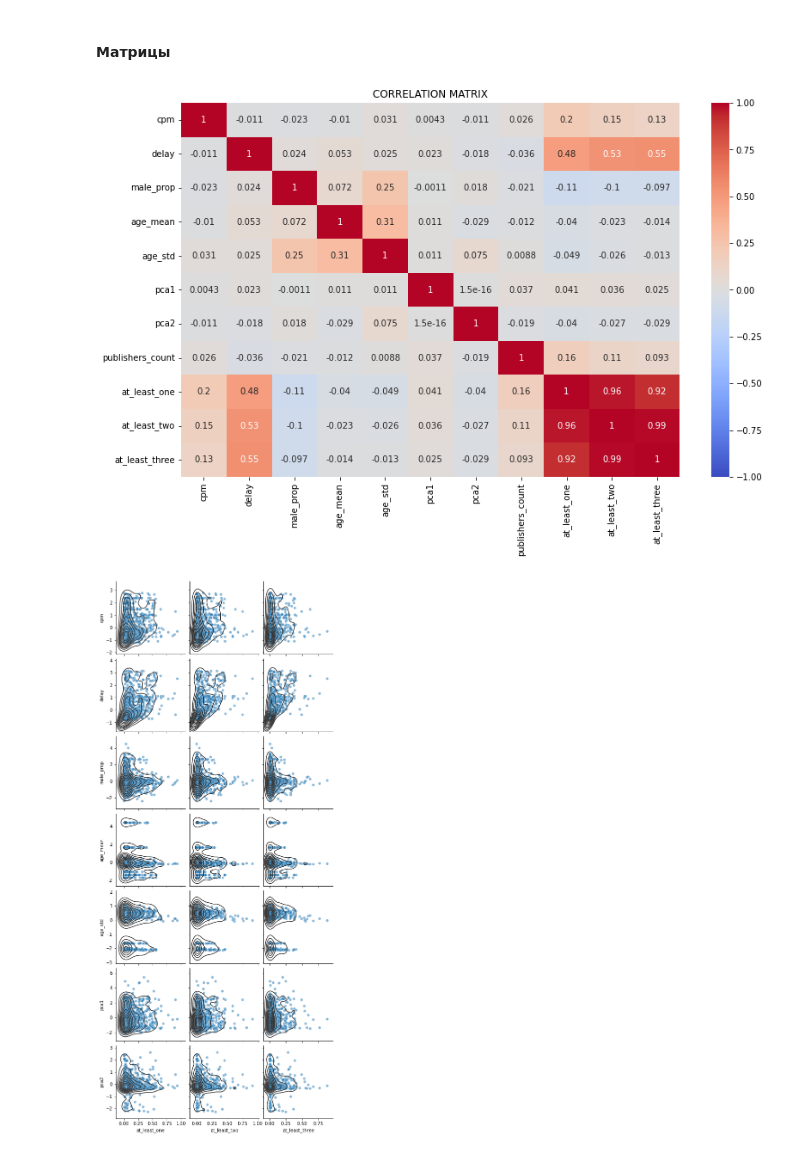
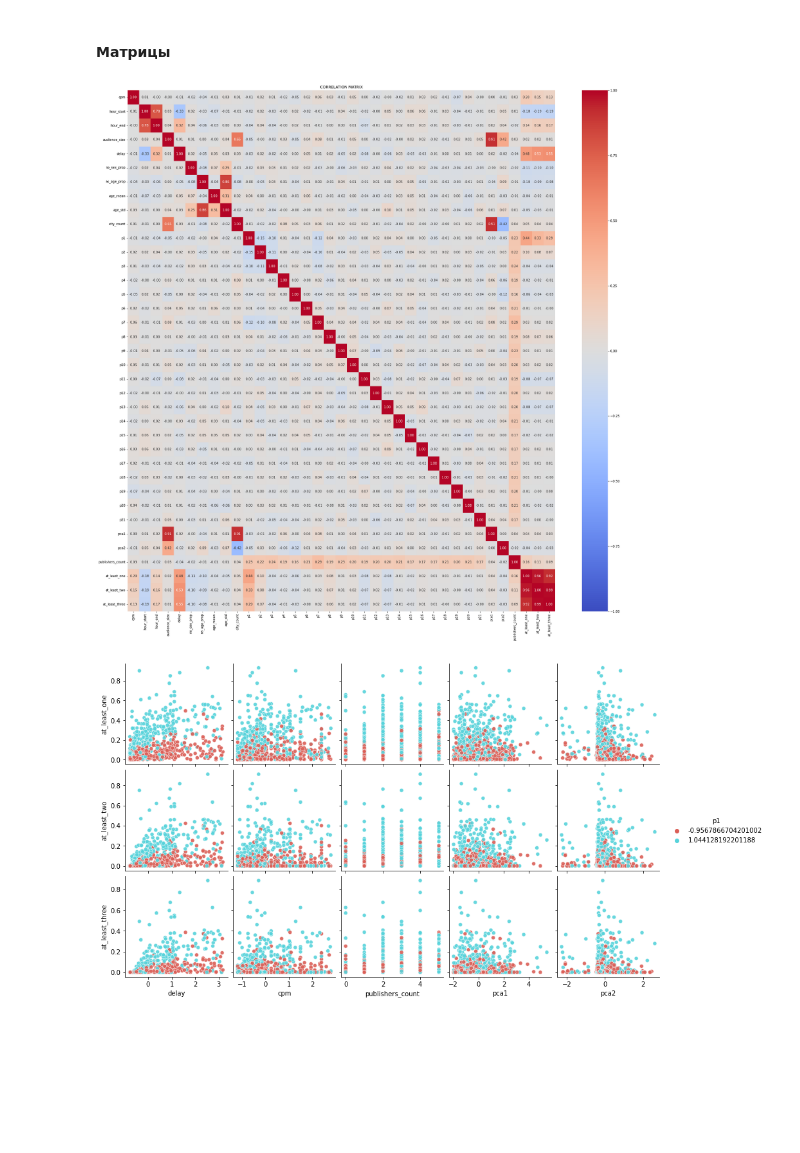
Before and after one commit to TimurPshITMO/VK_LL_2025, a Jupyter notebook: data_view.ipynb, the cells around one changed output. Cells and saved outputs as stored; diff of their text form; code cells hidden in the pictures; blank space fills up the shorter version.

```diff
--- a/data_view.ipynb
+++ b/data_view.ipynb
@@ -174,9 +174,10 @@ X.insert(len(X.columns),
          'delay',
          X['hour_end']-X['hour_start'])
 # %%
-# Вытаскиваем пол и возраст ЦА
+# Вытаскиваем фичи по пользователям
 
-male_prop = []
+no_sex_prop = []
+no_age_prop = []
 
 age_mean = []
 age_std = []
@@ -190,17 +191,34 @@ for index, row in X.iterrows():
         )
     ]
 
-    male_prop.append((users_info['sex'] == 0).sum() / row['audience_size'])
+    no_sex_prop.append((users_info['sex'] == 0).sum() / row['audience_size'])
+    no_age_prop.append((users_info['age'] == 0).sum() / row['audience_size'])
 
 
     age_mean.append(users_info[(users_info['age'] < 100) & (users_info['age'] > 0)]['age'].mean())
     age_std.append(users_info[(users_info['age'] < 100) & (users_info['age'] > 0)]['age'].std())
     city_count.append(len(users_info['city_id'].unique()))
 
-X['male_prop'] = male_prop
+X['no_sex_prop'] = no_sex_prop
+X['no_age_prop'] = no_age_prop
+
 X['age_mean'] = age_mean
 X['age_std'] = age_std
 X['city_count'] = city_count
+# %%
+# вытаскиваем фичи по publishers
+
+publishers_amount = 21
+
+publishers_features = pd.DataFrame(columns=['p'+str(i) for i in range(1,publishers_amount+1)])
+
+for index, row in X.iterrows():
+
+    publishers = [int(i) for i in row['publishers'].split(',')]
+
+    publishers_features.loc[index] = [int(i in publishers) for i in range(1,publishers_amount+1)]
+
+X = pd.concat([X, publishers_features], axis=1)
 # %% [markdown]
 Преобразование
 # %%
@@ -225,23 +243,25 @@ df = pd.concat([X, Y], axis = 1)
 # %% [markdown]
 #### Матрицы
 # %%
-f = plt.figure()
-f.set_figwidth(13)
-f.set_figheight(8)
+f = plt.figure(facecolor='white')
+f.set_figwidth(30)
+f.set_figheight(30)
 
 correlation_matrix = df.corr()
-sns.heatmap(correlation_matrix, annot=True, cmap='coolwarm', vmin=-1, vmax=1)
+sns.heatmap(correlation_matrix, annot=True, cmap='coolwarm', vmin=-1, vmax=1, fmt='.2f')
 plt.title('CORRELATION MATRIX')
 plt.show()
 # %% [output]
-[figure, old version]
+[figure, new version]
 # %%
 pp = sns.pairplot(df,
-             y_vars = ['cpm', 'delay', 'male_prop', 'age_mean', 'age_std', 'pca1', 'pca2'],
-             x_vars = ['at_least_one', 'at_least_two', 'at_least_three'],
-             plot_kws = dict(alpha = 0.5),
-             height = 2.5)
-pp.map(sns.kdeplot, levels = 10, color = '.2')
+             x_vars = ['delay','cpm', 'publishers_count', 'pca1', 'pca2'],
+             y_vars = ['at_least_one', 'at_least_two', 'at_least_three'],
+             hue='p1',
+             plot_kws = dict(alpha = 0.9),
+             height = 2.5,
+             palette=sns.color_palette("hls", 2))
+#pp.map(sns.regplot, scatter = False)
 plt.show()
 # %% [output]
-[figure, old version]
+[figure, new version]
```
